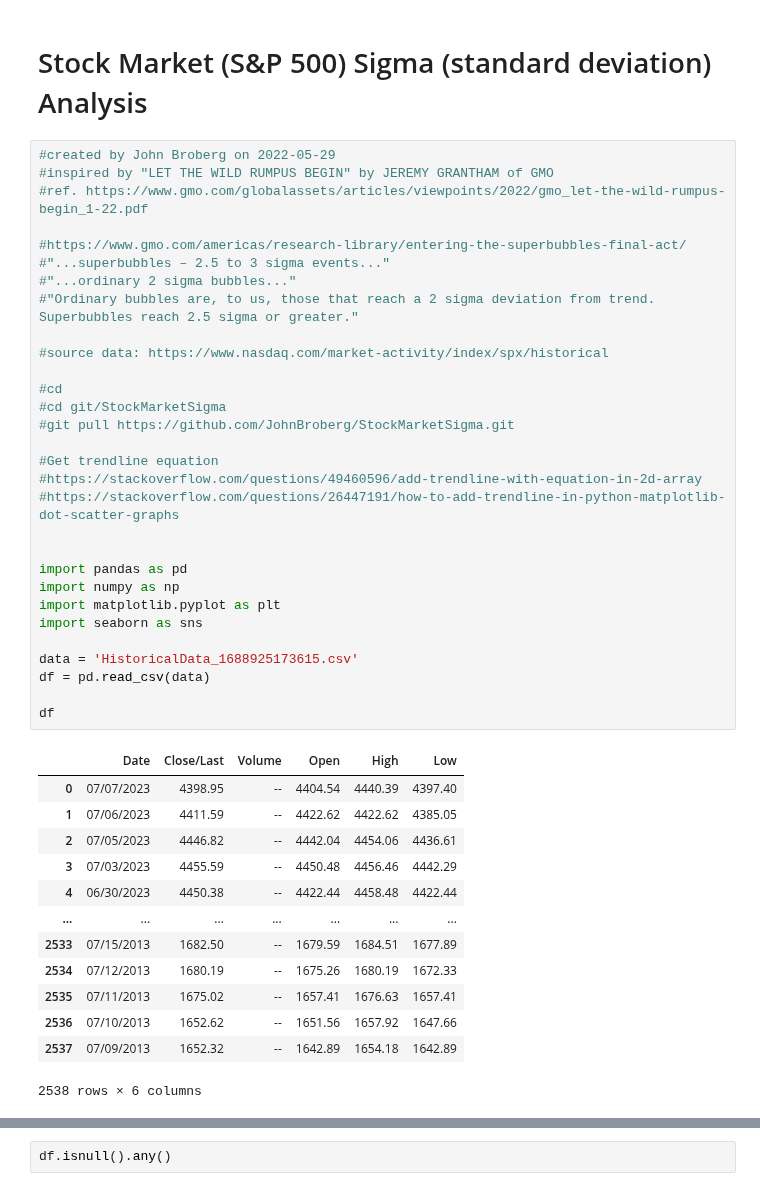
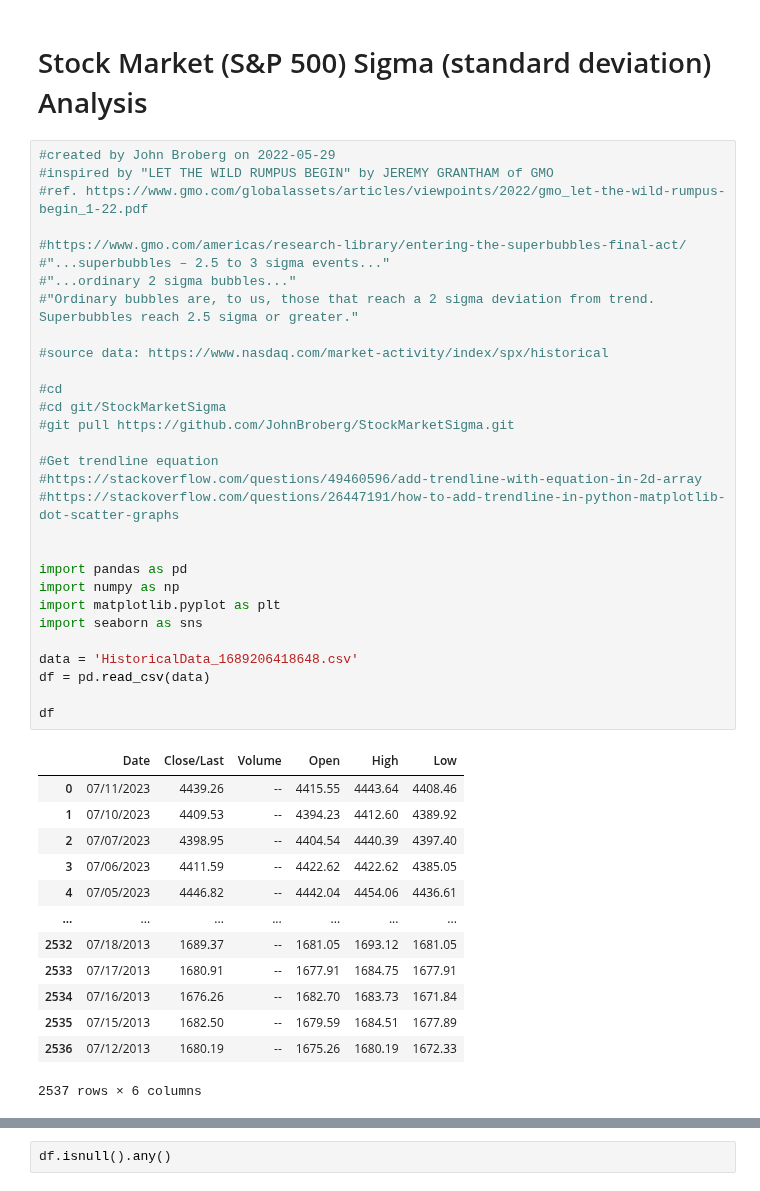
Before and after one commit to JohnBroberg/StockMarketSigma, a Jupyter notebook: StockMarketSigma.ipynb, the cells around one changed output, grey strips where cells are left out. Drawn from its saved outputs; the diff is of its cells as text.

```diff
--- a/StockMarketSigma.ipynb
+++ b/StockMarketSigma.ipynb
@@ -4,46 +4,46 @@
 #created by John Broberg on 2022-05-29
 #inspired by "LET THE WILD RUMPUS BEGIN" by JEREMY GRANTHAM of GMO
 #ref. https://www.gmo.com/globalassets/articles/viewpoints/2022/gmo_let-the-wild-rumpus-begin_1-22.pdf
 
 #https://www.gmo.com/americas/research-library/entering-the-superbubbles-final-act/
 #"...superbubbles – 2.5 to 3 sigma events..."
 #"...ordinary 2 sigma bubbles..."
 #"Ordinary bubbles are, to us, those that reach a 2 sigma deviation from trend. Superbubbles reach 2.5 sigma or greater."
 
 #source data: https://www.nasdaq.com/market-activity/index/spx/historical
 
 #cd
 #cd git/StockMarketSigma
 #git pull https://github.com/JohnBroberg/StockMarketSigma.git
 
 #Get trendline equation
 #https://stackoverflow.com/questions/49460596/add-trendline-with-equation-in-2d-array
 #https://stackoverflow.com/questions/26447191/how-to-add-trendline-in-python-matplotlib-dot-scatter-graphs
 
 
 import pandas as pd
 import numpy as np
 import matplotlib.pyplot as plt
 import seaborn as sns
 
-data = 'HistoricalData_1688925173615.csv'
+data = 'HistoricalData_1689206418648.csv'
 df = pd.read_csv(data)
 
 df
 # %% [output]
 |  | Date | Close/Last | Volume | Open | High | Low |
-| 0 | 07/07/2023 | 4398.95 | -- | 4404.54 | 4440.39 | 4397.40 |
-| 1 | 07/06/2023 | 4411.59 | -- | 4422.62 | 4422.62 | 4385.05 |
-| 2 | 07/05/2023 | 4446.82 | -- | 4442.04 | 4454.06 | 4436.61 |
-| 3 | 07/03/2023 | 4455.59 | -- | 4450.48 | 4456.46 | 4442.29 |
-| 4 | 06/30/2023 | 4450.38 | -- | 4422.44 | 4458.48 | 4422.44 |
+| 0 | 07/11/2023 | 4439.26 | -- | 4415.55 | 4443.64 | 4408.46 |
+| 1 | 07/10/2023 | 4409.53 | -- | 4394.23 | 4412.60 | 4389.92 |
+| 2 | 07/07/2023 | 4398.95 | -- | 4404.54 | 4440.39 | 4397.40 |
+| 3 | 07/06/2023 | 4411.59 | -- | 4422.62 | 4422.62 | 4385.05 |
+| 4 | 07/05/2023 | 4446.82 | -- | 4442.04 | 4454.06 | 4436.61 |
 | ... | ... | ... | ... | ... | ... | ... |
-| 2533 | 07/15/2013 | 1682.50 | -- | 1679.59 | 1684.51 | 1677.89 |
-| 2534 | 07/12/2013 | 1680.19 | -- | 1675.26 | 1680.19 | 1672.33 |
-| 2535 | 07/11/2013 | 1675.02 | -- | 1657.41 | 1676.63 | 1657.41 |
-| 2536 | 07/10/2013 | 1652.62 | -- | 1651.56 | 1657.92 | 1647.66 |
-| 2537 | 07/09/2013 | 1652.32 | -- | 1642.89 | 1654.18 | 1642.89 |
+| 2532 | 07/18/2013 | 1689.37 | -- | 1681.05 | 1693.12 | 1681.05 |
+| 2533 | 07/17/2013 | 1680.91 | -- | 1677.91 | 1684.75 | 1677.91 |
+| 2534 | 07/16/2013 | 1676.26 | -- | 1682.70 | 1683.73 | 1671.84 |
+| 2535 | 07/15/2013 | 1682.50 | -- | 1679.59 | 1684.51 | 1677.89 |
+| 2536 | 07/12/2013 | 1680.19 | -- | 1675.26 | 1680.19 | 1672.33 |
-2538 rows × 6 columns
+2537 rows × 6 columns
 # %%
 df.describe()
 # %% [output]
```
Also changed, not shown: parts of 15 cells of this notebook, 2 other files.
